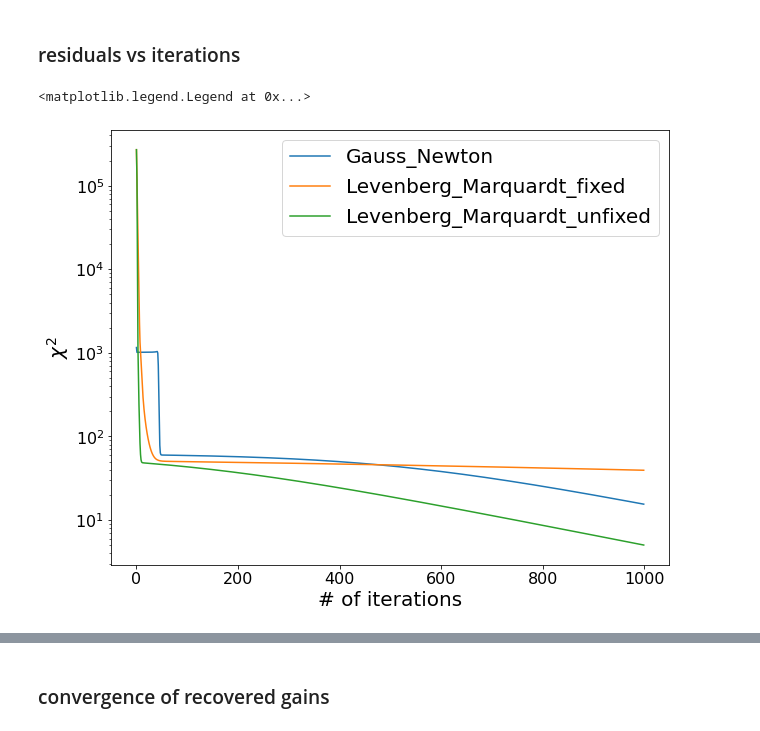
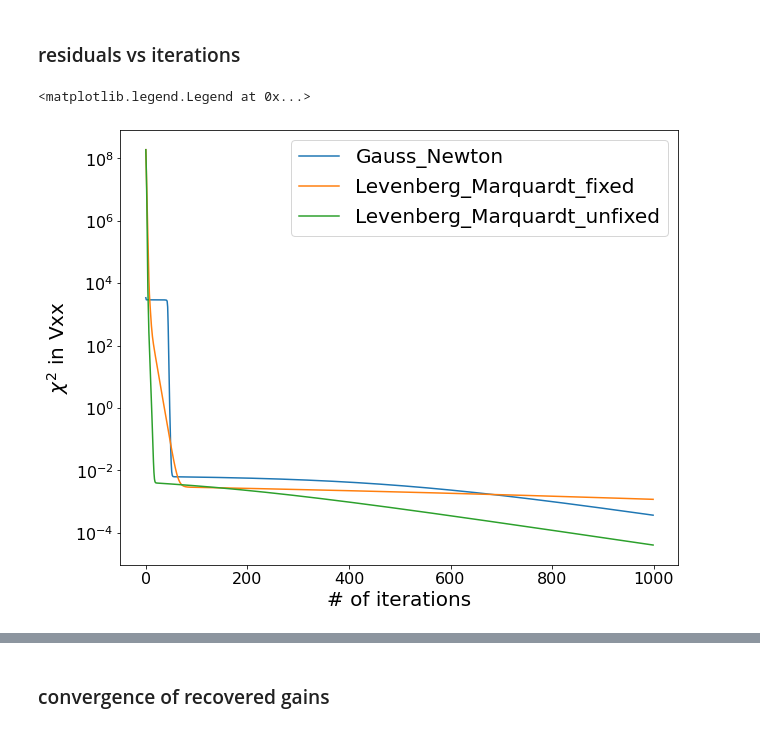
Before and after one commit to UPennEoR/plimpy, a Jupyter notebook: Recover_HERA_sim_Gains.ipynb, the cells around one changed output, grey strips where cells are left out. Saved outputs shown, nothing was run; the diff lists cells and outputs as text; code cells hidden in the pictures.

```diff
--- a/Recover_HERA_sim_Gains.ipynb
+++ b/Recover_HERA_sim_Gains.ipynb
@@ -102,14 +102,14 @@ print("--- %s seconds ---" % (time.time() - start_time))
 ### residuals vs iterations
 # %%
 fig, ax = plt.subplots(figsize=(10,8))
-ax.plot(residuals_GN, label='Gauss_Newton')
-ax.plot(residuals_LM_fixed,label='Levenberg_Marquardt_fixed')
-ax.plot(residuals_LM_unfixed,label='Levenberg_Marquardt_unfixed')
+ax.plot(residuals_GN[:,0,0], label='Gauss_Newton')
+ax.plot(residuals_LM_fixed[:,0,0],label='Levenberg_Marquardt_fixed')
+ax.plot(residuals_LM_unfixed[:,0,0],label='Levenberg_Marquardt_unfixed')
 ax.set_yscale('log')
 ax.tick_params(axis='both', which='both', labelsize=16)
-ax.set_ylabel(r"$\chi^2$", fontsize=20)
+ax.set_ylabel(r"$\chi^2$ in Vxx", fontsize=20)
 ax.set_xlabel("# of iterations", fontsize=20)
 ax.legend(loc='best', fontsize=20)
 # %% [output]
 <matplotlib.legend.Legend at 0x...>
-[figure, old version]
+[figure, new version]
```
Also changed, not shown: parts of 19 cells of this notebook.
